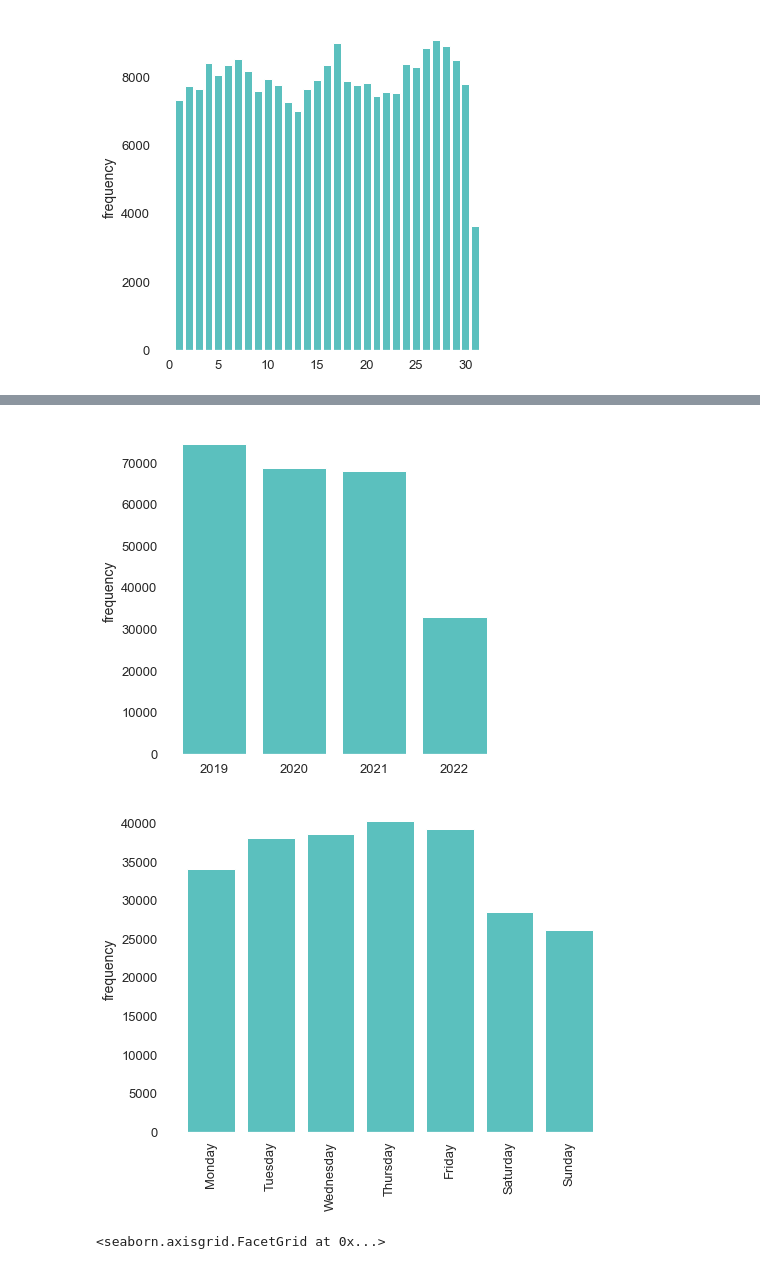
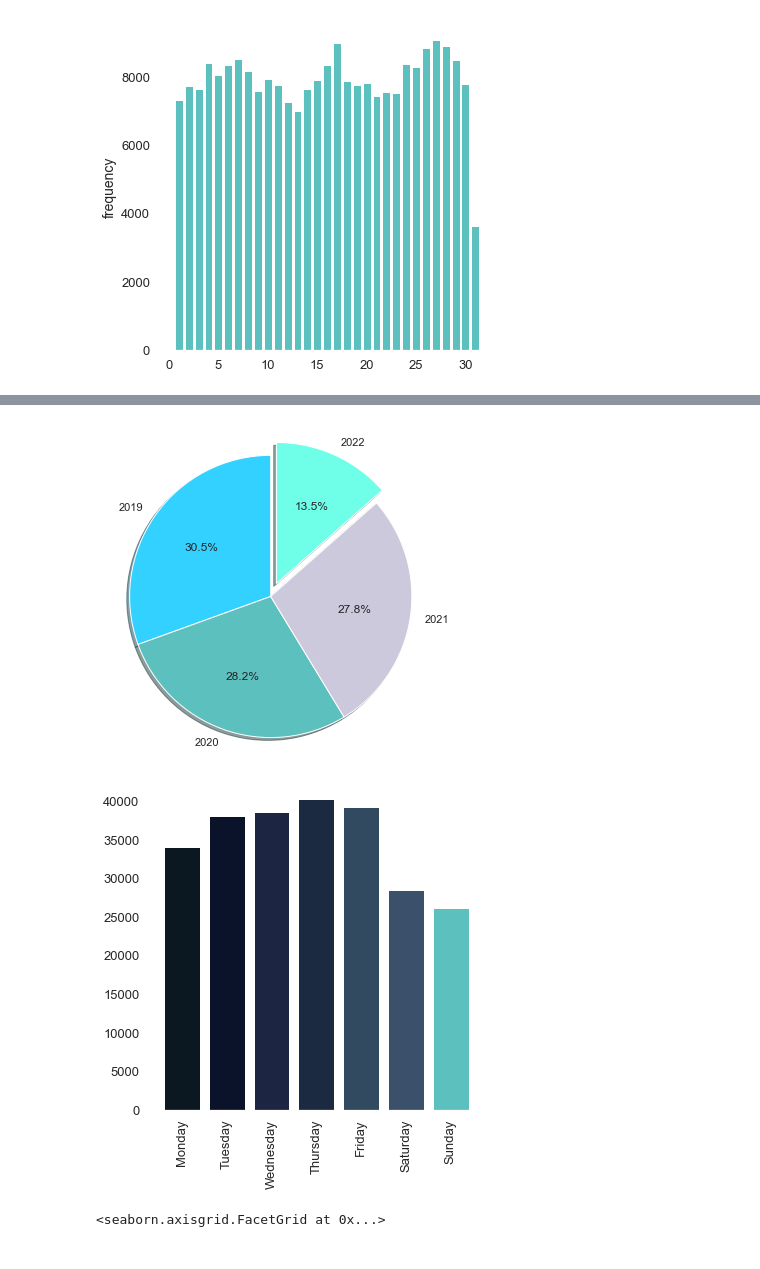
Before and after one commit to GDLPLearning/Sentiment-Analysis-for-the-MDP, a Jupyter notebook: notebooks/Exploratory/3.1-exploring-data-2019-2022.ipynb, the cells around one changed output, grey strips where cells are left out. Saved outputs shown, nothing was run; the diff lists cells and outputs as text; code cells hidden in the pictures.

```diff
--- a/notebooks/Exploratory/3.1-exploring-data-2019-2022.ipynb
+++ b/notebooks/Exploratory/3.1-exploring-data-2019-2022.ipynb
@@ -546,26 +565,36 @@ plt.show()
 # %%
 data_tweet_year['year']=data_tweet_year['year'].astype(str)
 fig, ax = plt.subplots(figsize = (6,6))
-plt.bar(data_tweet_year.year, data_tweet_year.frequency,color="#5BC0BE") # plots the number of tweets with each day of the week
+explode=(0,0,0,0.1)
+list_color=['#33D1FF','#5BC0BE','#CCC9DC','#6FFFE9']
+plt.pie(data_tweet_year['frequency'],explode=explode,labels=data_tweet_year['year'],autopct='%1.1f%%',shadow=True, startangle=90,colors=list_color) # plots the number of tweets with each day of the week
+ax.axis('equal')
 # Later in the code
-ax.grid(False)
-ax.set_facecolor('xkcd:white')
+#ax.grid(False)
+#ax.set_facecolor('xkcd:white')
 
 # setting label of y-axis
 #plt.ylabel("Location")
 ax.tick_params(labelsize=13)
 
 # setting label of x-axis
-plt.ylabel("frequency",size=14)
+#plt.ylabel("frequency",size=14)
 #plt.title("")
 plt.show()
 # %% [output]
-[figure, old version]
+[figure, new version]
 # %%
+#5BC0BE
+#6FFFE9
+#CCC9DC
+#0C1821
+#1B2A41
+#1C2541
+list_color=['#0C1821','#0B132B','#1C2541','#1B2A41','#324A5F','#3A506B','#5BC0BE','#CCC9DC','#6FFFE9']
 list_week=['Monday','Tuesday','Wednesday','Thursday','Friday','Saturday','Sunday']
 data_tweet_day_of_week['day_of_week']=list_week
-fig, ax = plt.subplots(figsize = (8,6))
-plt.bar(data_tweet_day_of_week.day_of_week, data_tweet_day_of_week.frequency,color="#5BC0BE") # plots the number of tweets with each day of the week
+fig, ax = plt.subplots(figsize = (6,6))
+plt.bar(data_tweet_day_of_week.day_of_week, data_tweet_day_of_week.frequency,color=list_color) # plots the number of tweets with each day of the week
 # Later in the code
 ax.grid(False)
 ax.set_facecolor('xkcd:white')
@@ -575,12 +604,12 @@ ax.set_facecolor('xkcd:white')
 ax.tick_params(labelsize=13)
 
 # setting label of x-axis
-plt.ylabel("frequency",size=14)
+#plt.ylabel("frequency",size=14)
 plt.xticks(rotation=90)
 #plt.title("")
 plt.show()
 # %% [output]
-[figure, old version]
+[figure, new version]
 # %%
 sns.displot(data=data_tweet,x='num_words',row='year')
 # %% [output]
```
Also changed, not shown: parts of 4 cells of this notebook, 4 other files.
